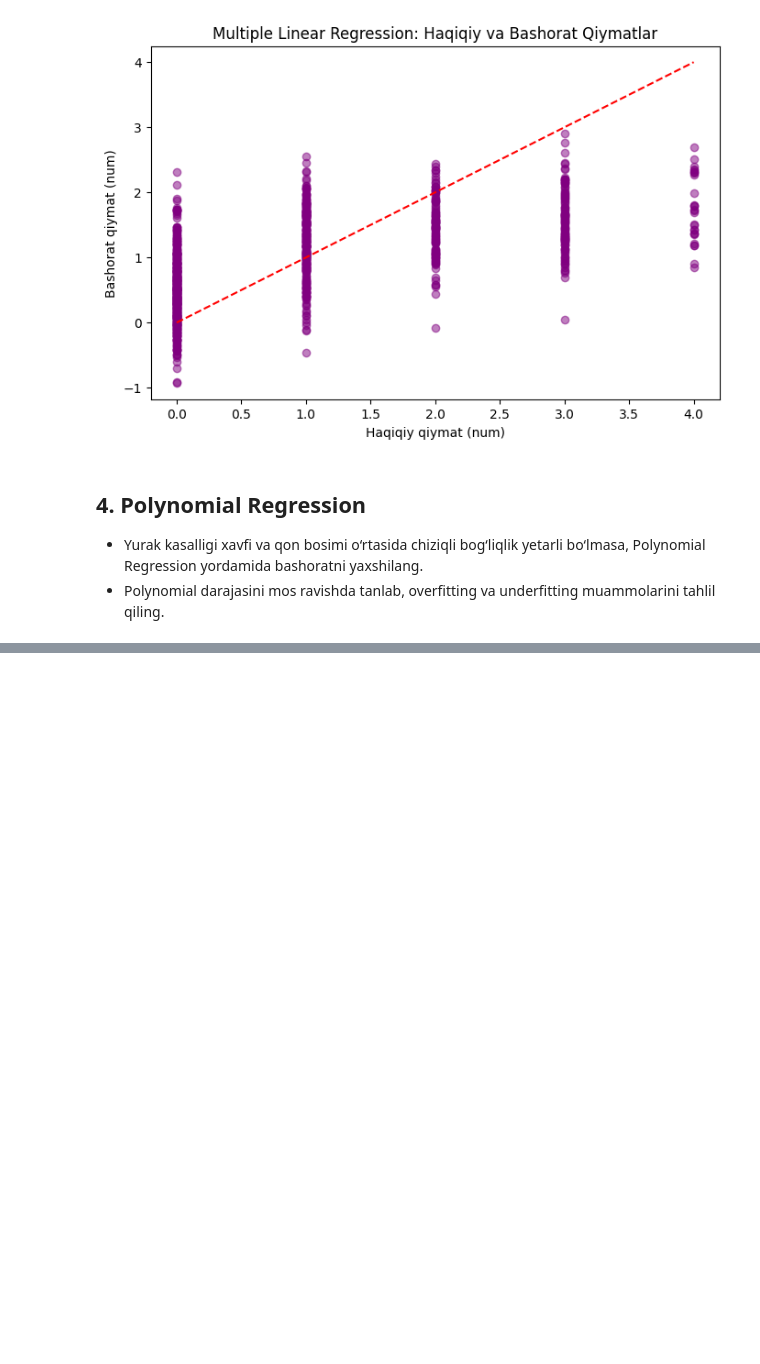
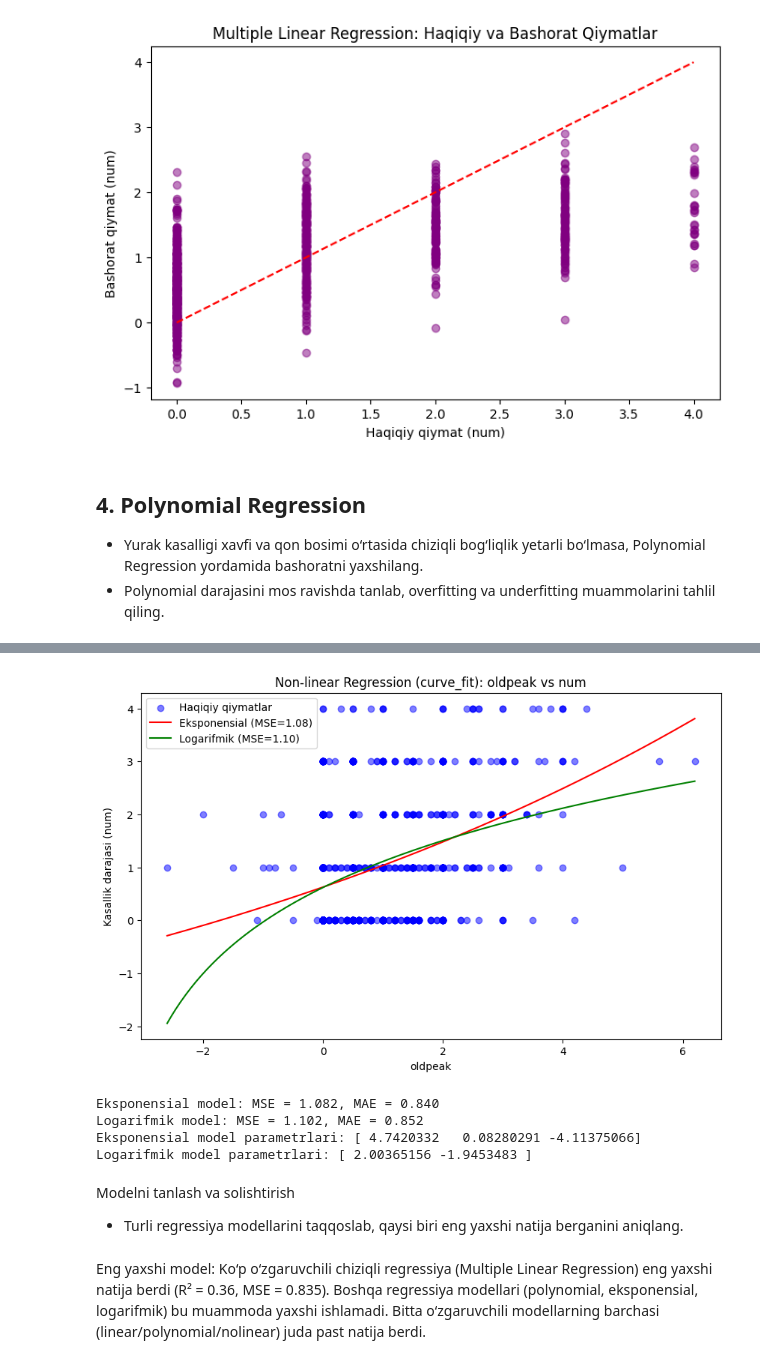
Before and after one commit to ulubeykhuja/Amaliyot, a Jupyter notebook: Копия_блокнота_"16_REGRESSIYA_16_18_YAKUNIY_AMALIY_VAZIFA_ipynb".ipynb, the cells around one changed output, grey strips where cells are left out. Saved outputs shown, nothing was run; the diff lists cells and outputs as text; code cells hidden in the pictures; blank space fills up the shorter version.

```diff
--- a/Копия_блокнота_"16_REGRESSIYA_16_18_YAKUNIY_AMALIY_VAZIFA_ipynb".ipynb
+++ b/Копия_блокнота_"16_REGRESSIYA_16_18_YAKUNIY_AMALIY_VAZIFA_ipynb".ipynb
@@ -321,0 +428,62 @@ plt.show()
+# %%
+from scipy.optimize import curve_fit
+
+# Eksponensial model:
+def exp_model(x, a, b, c):
+    return a * np.exp(b * x) + c
+
+# Logaritmik model
+def log_model(x, a, b):
+    return a * np.log(x) + b
+# %%
+X = df['oldpeak'].values
+y = df['num'].values
+
+X_log = X + 1 - X.min()
+# %%
+params_exp, _ = curve_fit(exp_model, X, y, maxfev=10000)
+y_pred_exp = exp_model(X, *params_exp)
+mse_exp = mean_squared_error(y, y_pred_exp)
+mae_exp = mean_absolute_error(y, y_pred_exp)
+# %%
+# X_log ni ishlatamiz (agar kerak bo‘lsa)
+params_log, _ = curve_fit(log_model, X_log, y, maxfev=10000)
+y_pred_log = log_model(X_log, *params_log)
+mse_log = mean_squared_error(y, y_pred_log)
+mae_log = mean_absolute_error(y, y_pred_log)
+# %%
+plt.figure(figsize=(10,6))
+plt.scatter(X, y, label='Haqiqiy qiymatlar', color='blue', alpha=0.5)
+
+# Eksponensial chiziq
+x_axis = np.linspace(X.min(), X.max(), 200)
+plt.plot(x_axis, exp_model(x_axis, *params_exp), color='red', label=f"Eksponensial (MSE={mse_exp:.2f})")
+
+# Logaritmik chiziq (X_log ni ishlatish!)
+plt.plot(x_axis, log_model(x_axis + 1 - X.min(), *params_log), color='green', label=f"Logarifmik (MSE={mse_log:.2f})")
+
+plt.xlabel('oldpeak')
+plt.ylabel('Kasallik darajasi (num)')
+plt.title('Non-linear Regression (curve_fit): oldpeak vs num')
+plt.legend()
+plt.show()
+# %% [output]
+[figure, added]
+# %%
+print(f"Eksponensial model: MSE = {mse_exp:.3f}, MAE = {mae_exp:.3f}")
+print(f"Logarifmik model: MSE = {mse_log:.3f}, MAE = {mae_log:.3f}")
+print(f"Eksponensial model parametrlari: {params_exp}")
+print(f"Logarifmik model parametrlari: {params_log}")
+# %% [output]
+Eksponensial model: MSE = 1.082, MAE = 0.840
+Logarifmik model: MSE = 1.102, MAE = 0.852
+Eksponensial model parametrlari: [ 4.7420332   0.08280291 -4.11375066]
+Logarifmik model parametrlari: [ 2.00365156 -1.9453483 ]
+# %% [markdown]
+Modelni tanlash va solishtirish
+* Turli regressiya modellarini taqqoslab, qaysi biri eng yaxshi natija berganini aniqlang.
+# %% [markdown]
+Eng yaxshi model:
+Ko‘p o‘zgaruvchili chiziqli regressiya (Multiple Linear Regression) eng yaxshi natija berdi (R² = 0.36, MSE = 0.835).
+Boshqa regressiya modellari (polynomial, eksponensial, logarifmik) bu muammoda yaxshi ishlamadi.
+Bitta o‘zgaruvchili modellarning barchasi (linear/polynomial/nolinear) juda past natija berdi.
```
Also changed, not shown: parts of 12 cells of this notebook.
